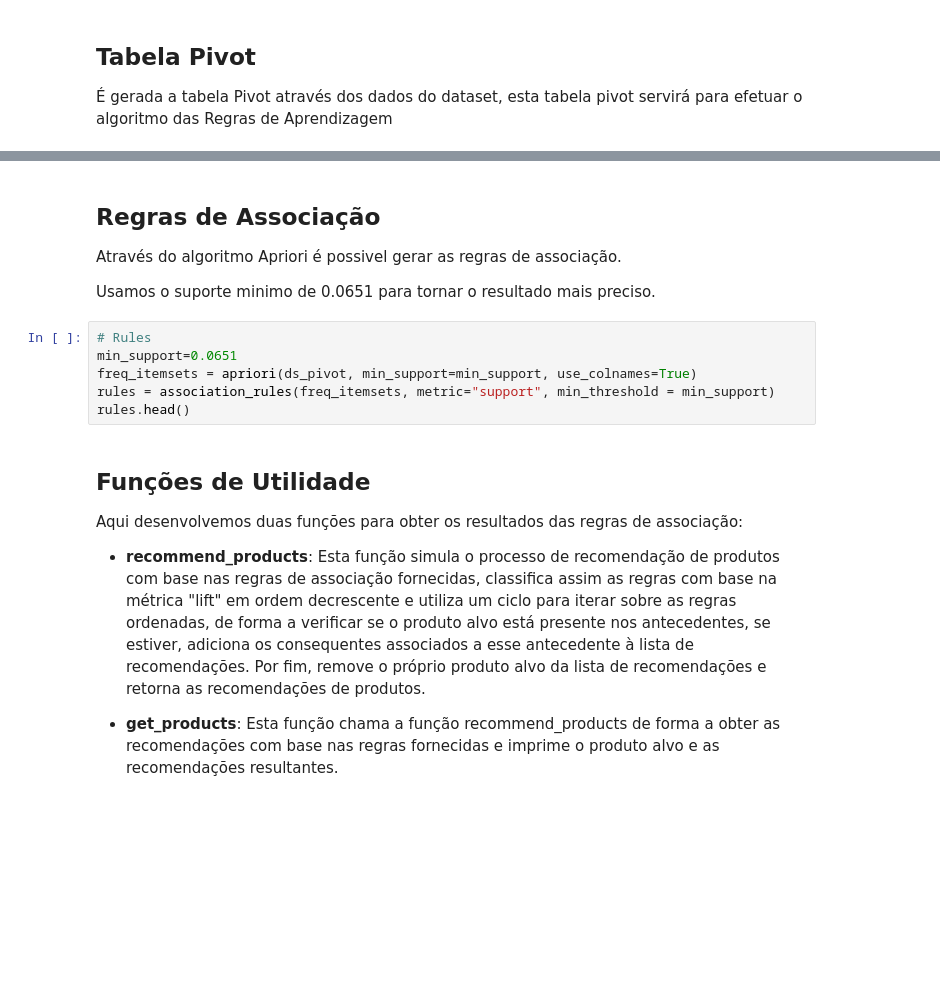
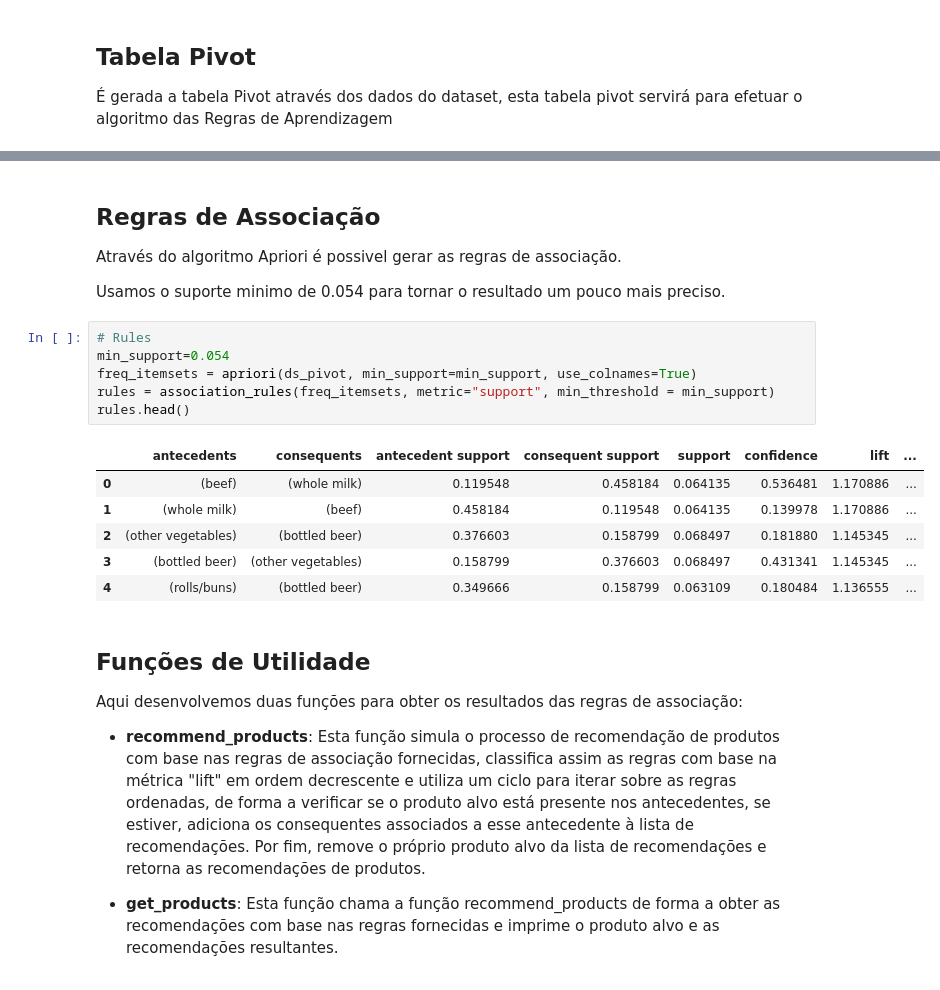
Before and after one commit to L-Anjo/IA23_G03, a Jupyter notebook: Projeto 2/Proj02.ipynb, the cells around one changed output, grey strips where cells are left out. Cells and saved outputs as stored; diff of their text form; blank space fills up the shorter version.

```diff
--- a/Projeto 2/Proj02.ipynb
+++ b/Projeto 2/Proj02.ipynb
@@ -495,13 +668,20 @@ ds_pivot.head(10)
 
 Através do algoritmo Apriori é possivel gerar as regras de associação.
 
-Usamos o suporte minimo de 0.0651 para tornar o resultado mais preciso.
+Usamos o suporte minimo de 0.054 para tornar o resultado um pouco mais preciso.
 # %%
 # Rules
-min_support=0.0651
+min_support=0.054
 freq_itemsets = apriori(ds_pivot, min_support=min_support, use_colnames=True)
 rules = association_rules(freq_itemsets, metric="support", min_threshold = min_support)
 rules.head()
+# %% [output]
+|  | antecedents | consequents | antecedent support | consequent support | support | confidence | lift | ... |
+| 0 | (beef) | (whole milk) | 0.119548 | 0.458184 | 0.064135 | 0.536481 | 1.170886 | ... |
+| 1 | (whole milk) | (beef) | 0.458184 | 0.119548 | 0.064135 | 0.139978 | 1.170886 | ... |
+| 2 | (other vegetables) | (bottled beer) | 0.376603 | 0.158799 | 0.068497 | 0.181880 | 1.145345 | ... |
+| 3 | (bottled beer) | (other vegetables) | 0.158799 | 0.376603 | 0.068497 | 0.431341 | 1.145345 | ... |
+| 4 | (rolls/buns) | (bottled beer) | 0.349666 | 0.158799 | 0.063109 | 0.180484 | 1.136555 | ... |
 # %% [markdown]
 ## Funções de Utilidade
 
```
Also changed, not shown: parts of 22 cells of this notebook.
